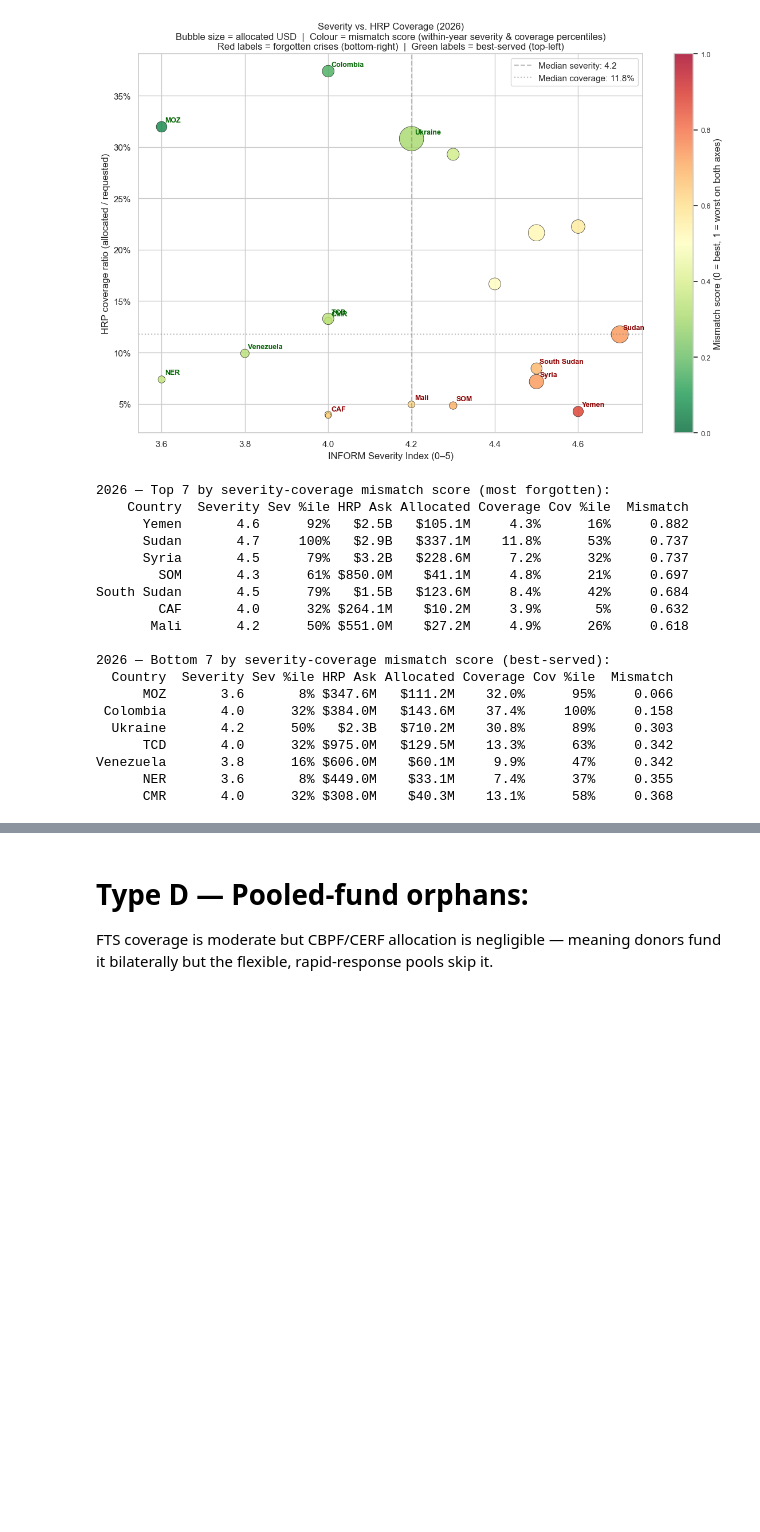
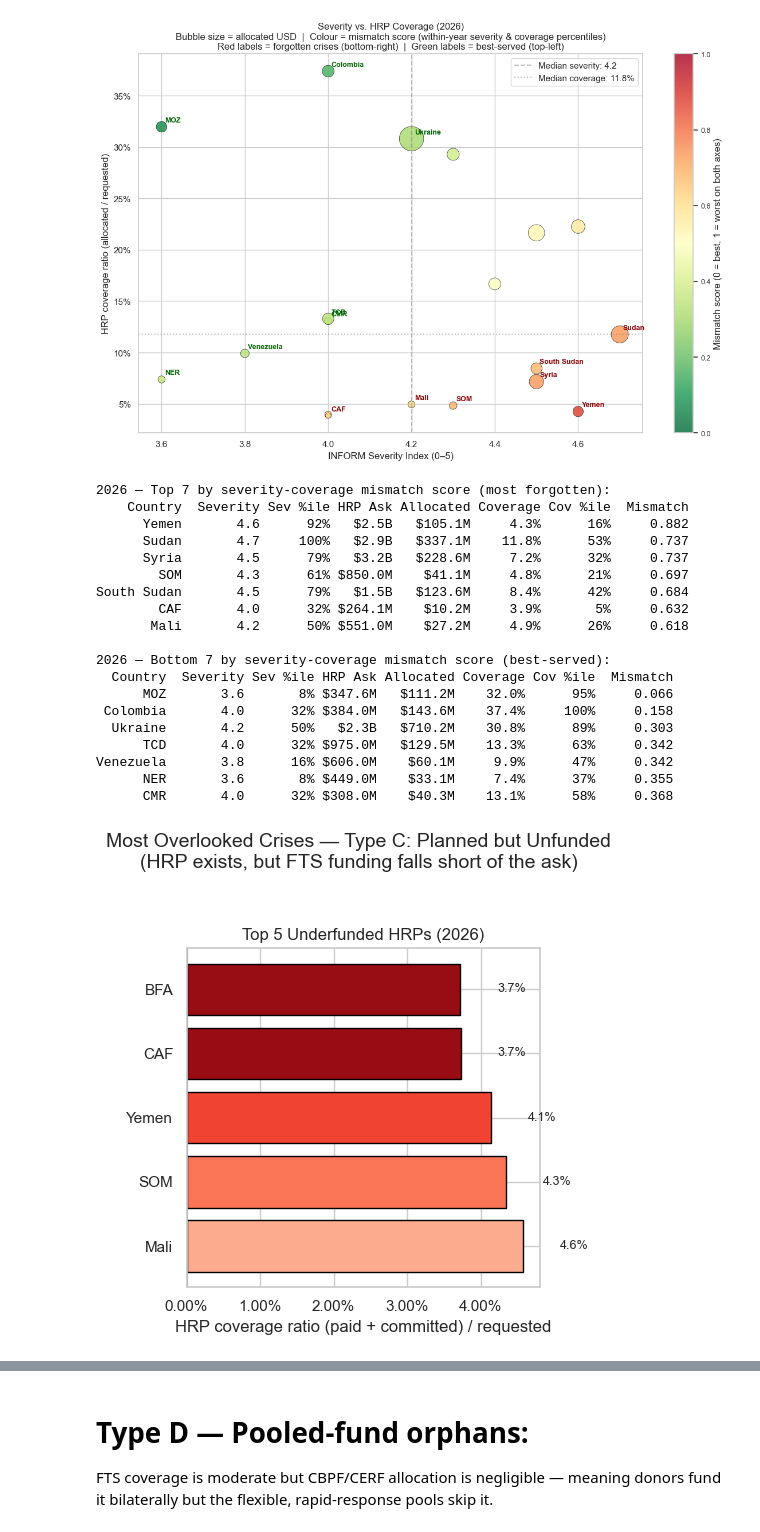
Before and after one commit to USER-397X/OCHA, a Jupyter notebook: stroopwafel_integrated.ipynb, the cells around one changed output, grey strips where cells are left out. Drawn from its saved outputs; the diff is of its cells as text; code cells hidden in the pictures; blank space fills up the shorter version.

```diff
--- a/stroopwafel_integrated.ipynb
+++ b/stroopwafel_integrated.ipynb
@@ -605,8 +605,15 @@ hrp_agg = (
 )
 
 # Merge datasets
-core = hno_overall.merge(hrp_agg, on=["year", "iso3"], how="left").merge(name_map, on="iso3", how="left")
-core["country"] = core["country"].fillna(core["iso3"])
+inform_names = (inform_master.dropna(subset=["country_name", "iso3"])
+                .drop_duplicates("iso3")[["iso3", "country_name"]])
+core = (hno_overall
+        .merge(hrp_agg, on=["year", "iso3"], how="left")
+        .merge(name_map, on="iso3", how="left")
+        .merge(inform_names, on="iso3", how="left"))
+core["country"] = core["country"].fillna(core["country_name"]).fillna(core["iso3"])
+core = core.drop(columns=["country_name"])
+
 for c in ["req_sum", "req_max", "n_plans"]:
  core[c] = core[c].fillna(0)
 
@@ -1601,3 +1707,83 @@ South Sudan       4.5      79%   $1.5B   $123.6M     8.4%      42%     0.684
 Venezuela       3.8      16% $606.0M    $60.1M     9.9%      47%     0.342
       NER       3.6       8% $449.0M    $33.1M     7.4%      37%     0.355
       CMR       4.0      32% $308.0M    $40.3M    13.1%      58%     0.368
+# %%
+# ============================================================
+# TOP 5 UNDERFUNDED HRP CRISES (Type C)
+# ============================================================
+# Type C = the HRP exists with a credible requirement, but FTS
+# funding (paid + committed) falls short. Unlike Type A (where
+# severity is the only signal) or Type B (need-vs-requested), the
+# gap signal here is the coverage ratio itself: funded / requested.
+# Lower coverage ⇒ more overlooked, so we rank ascending.
+#
+# Scoped to 2026 (the most recent FTS year, same as the ranking
+# used in the Type C cell above).
+
+from matplotlib.colors import Normalize
+import matplotlib.ticker as mtick
+
+COVERAGE_YEAR = 2026
+
+# Pull the 5 countries with the lowest coverage ratio in the target year.
+# `hrp_fts` is exported by the Type C cell and already restricts to
+# countries with a non-trivial HRP requirement.
+df_year = (
+    hrp_fts.query("year == @COVERAGE_YEAR and req_sum > 0")
+    .dropna(subset=["coverage_ratio"])
+    .nsmallest(5, "coverage_ratio")
+)
+
+fig, ax = plt.subplots(figsize=(5, 5))
+
+if df_year.empty:
+    ax.text(0.5, 0.5, "No HRP coverage data",
+            ha="center", va="center", transform=ax.transAxes, fontsize=11)
+    ax.set_title(f"Top 5 Underfunded HRPs ({COVERAGE_YEAR})")
+    ax.set_xlabel("Coverage ratio")
+    ax.set_xticks([])
+    ax.set_yticks([])
+else:
+    # Darker red = worse. Coverage is "lower is worse", so we invert the
+    # colour ramp (high colour intensity for low coverage).
+    if df_year["coverage_ratio"].nunique() > 1:
+        norm = Normalize(vmin=df_year["coverage_ratio"].min(),
+                         vmax=df_year["coverage_ratio"].max())
+        # 1 - norm so that the LOWEST coverage gets the DARKEST red
+        colors = plt.cm.Reds(0.3 + 0.6 * (1 - norm(df_year["coverage_ratio"])))
+    else:
+        colors = plt.cm.Reds([0.6] * len(df_year))
+
+    bars = ax.barh(df_year["country"], df_year["coverage_ratio"],
+                   color=colors, edgecolor="black")
+    ax.set_xlabel("HRP coverage ratio (paid + committed) / requested")
+    ax.set_title(f"Top 5 Underfunded HRPs ({COVERAGE_YEAR})")
+    ax.axvline(0, color="black", linewidth=0.5)
+    ax.invert_yaxis()  # worst at top
+    ax.xaxis.set_major_formatter(mtick.PercentFormatter(1.0))
+
+    # Value labels
+    for bar, val in zip(bars, df_year["coverage_ratio"]):
+        ax.text(val + 0.005, bar.get_y() + bar.get_height() / 2,
+                f"{val:.1%}", va="center", fontsize=9)
+
+plt.suptitle("Most Overlooked Crises — Type C: Planned but Unfunded\n"
+             "(HRP exists, but FTS funding falls short of the ask)",
+             fontsize=14, y=1.04)
+plt.tight_layout()
+plt.show()
+
+# Ranked list for the record
+print(f"\nTop 5 Underfunded HRPs in {COVERAGE_YEAR}:")
+if df_year.empty:
+    print("  (none)")
+else:
+    out = df_year[["iso3", "country", "req_sum", "fts_funded", "coverage_ratio"]].copy()
+    out["req_sum"]    = out["req_sum"].apply(lambda x: f"${x/1e9:.2f}B" if x >= 1e9 else f"${x/1e6:.0f}M")
+    out["fts_funded"] = out["fts_funded"].apply(lambda x: f"${x/1e9:.2f}B" if x >= 1e9 else f"${x/1e6:.0f}M")
+    out["coverage_ratio"] = (out["coverage_ratio"] * 100).round(1).astype(str) + "%"
+    out = out.rename(columns={"req_sum": "HRP Ask", "fts_funded": "Funded (paid+committed)",
+                              "coverage_ratio": "Coverage"})
+    print(out.to_string(index=False))
+# %% [output]
+[figure, added]
```
Also changed, not shown: parts of 3 cells of this notebook.
